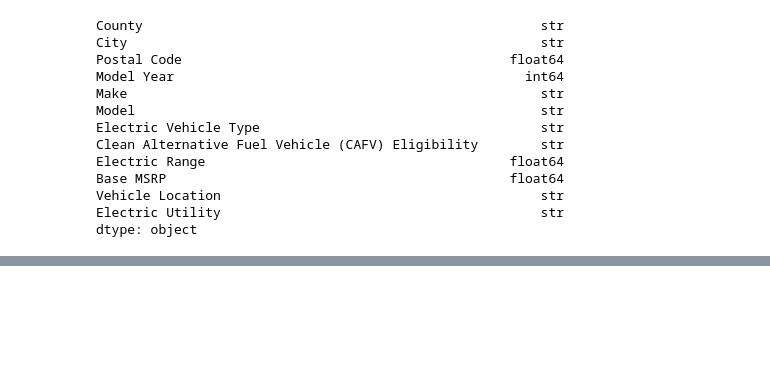
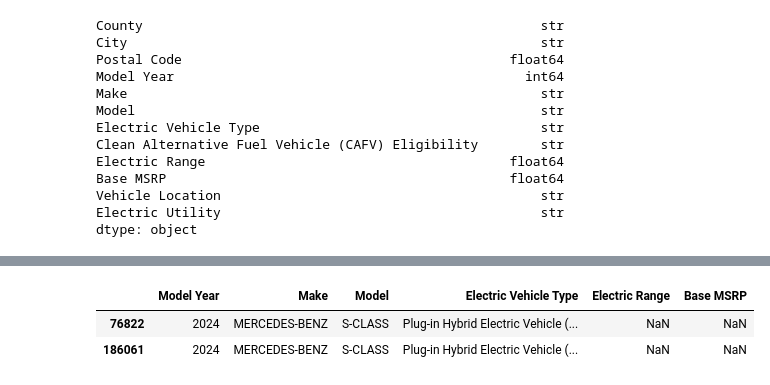
Before and after one commit to coyote227/EV-Population-Insights, a Jupyter notebook: src/Cleaning_data.ipynb, the cells around one changed output, grey strips where cells are left out. Cells and saved outputs as stored; diff of their text form; code cells hidden in the pictures; blank space fills up the shorter version.

```diff
--- a/src/Cleaning_data.ipynb
+++ b/src/Cleaning_data.ipynb
@@ -116,0 +160,2 @@ dtype: object
+# %%
+df = df.dropna(subset=["County", "City", "Postal Code"]).copy()
@@ -116,0 +178,2 @@ dtype: object
+# %%
+df = df.dropna(subset=["Vehicle Location"]).copy()
@@ -116,0 +196,10 @@ dtype: object
+# %%
+df.loc[
+    df["Electric Range"].isna() | df["Base MSRP"].isna(),
+    ["Model Year", "Make", "Model", "Electric Vehicle Type",
+     "Electric Range", "Base MSRP"]
+]
+# %% [output]
+|  | Model Year | Make | Model | Electric Vehicle Type | Electric Range | Base MSRP |
+| 76822 | 2024 | MERCEDES-BENZ | S-CLASS | Plug-in Hybrid Electric Vehicle (... | NaN | NaN |
+| 186061 | 2024 | MERCEDES-BENZ | S-CLASS | Plug-in Hybrid Electric Vehicle (... | NaN | NaN |
```
Also changed, not shown: parts of 9 cells of this notebook.
